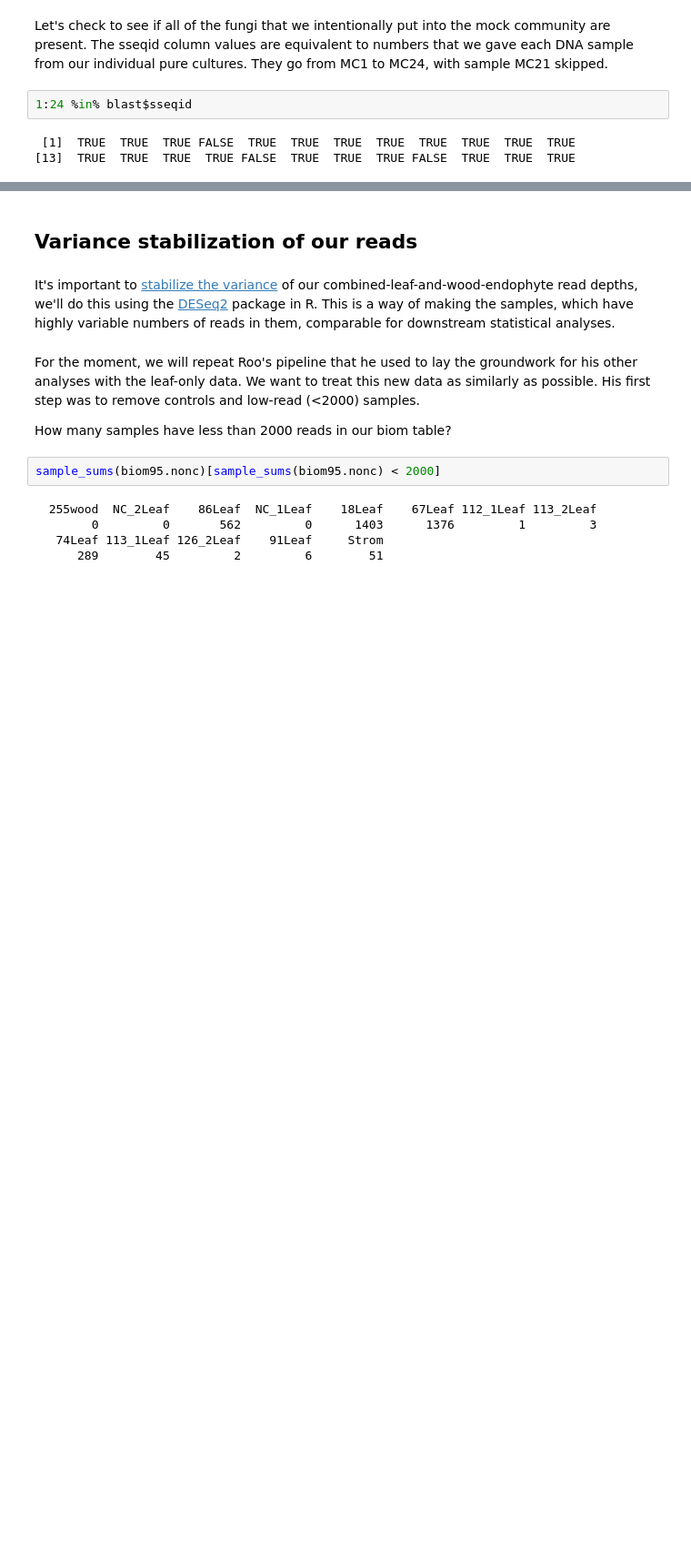
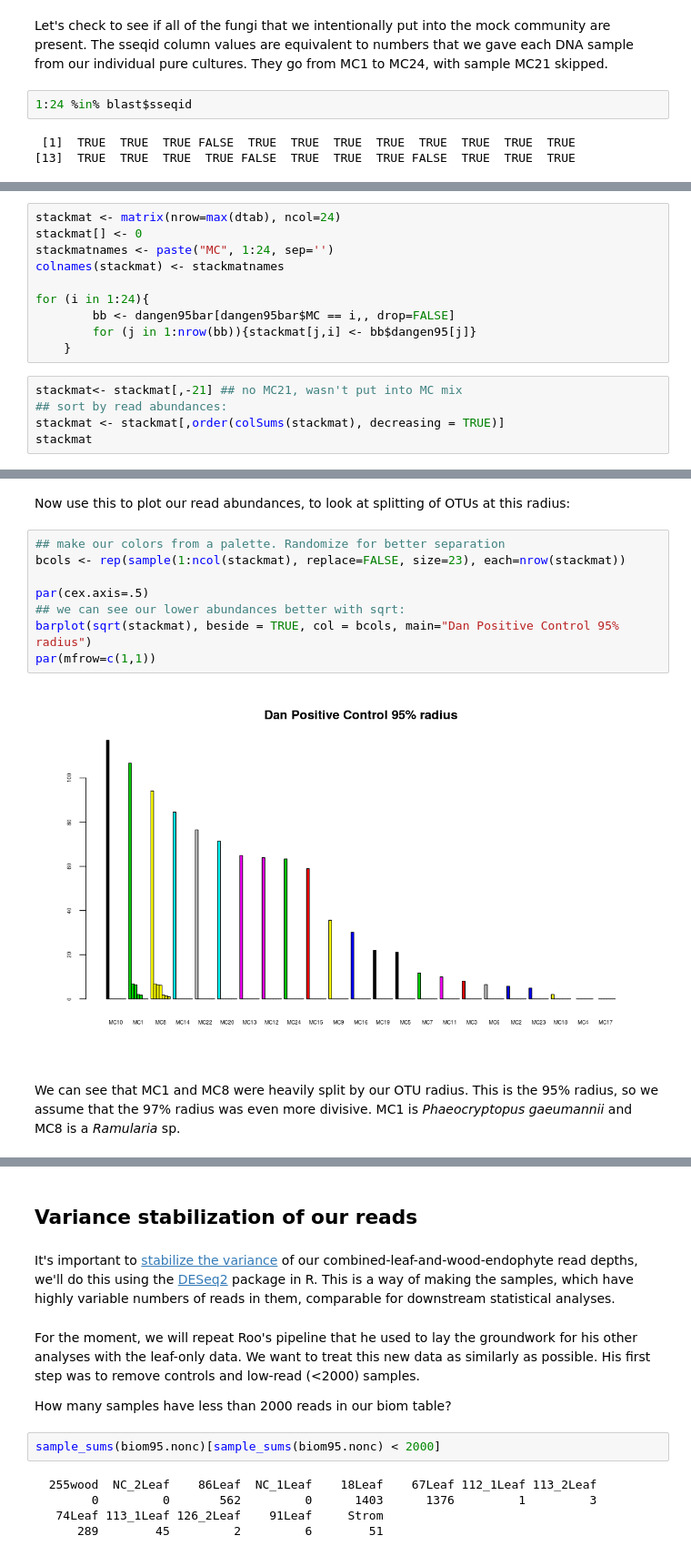
Before and after one commit to danchurch/taiwan_combined_stats, a Jupyter notebook: XylariaLeafWoodStats.ipynb, the cells around one changed output, grey strips where cells are left out. Shown at 91% size. Cells and saved outputs as stored; diff of their text form; blank space fills up the shorter version.

```diff
--- a/XylariaLeafWoodStats.ipynb
+++ b/XylariaLeafWoodStats.ipynb
@@ -416,0 +497,15 @@ Looks like we're missing two. MC4 and MC17. These were a *Diaporthe* species and
+# %%
+stackmat <- matrix(nrow=max(dtab), ncol=24)
+stackmat[] <- 0
+stackmatnames <- paste("MC", 1:24, sep='')
+colnames(stackmat) <- stackmatnames
+
+for (i in 1:24){
+        bb <- dangen95bar[dangen95bar$MC == i,, drop=FALSE]
+        for (j in 1:nrow(bb)){stackmat[j,i] <- bb$dangen95[j]}
+    }
+# %%
+stackmat<- stackmat[,-21] ## no MC21, wasn't put into MC mix
+## sort by read abundances:
+stackmat <- stackmat[,order(colSums(stackmat), decreasing = TRUE)]
+stackmat
@@ -417,3 +521,17 @@ Looks like we're missing two. MC4 and MC17. These were a *Diaporthe* species and
+# %% [markdown]
+Now use this to plot our read abundances, to look at splitting of OTUs at this radius:
+# %%
+## make our colors from a palette. Randomize for better separation
+bcols <- rep(sample(1:ncol(stackmat), replace=FALSE, size=23), each=nrow(stackmat))
+
+par(cex.axis=.5)
+## we can see our lower abundances better with sqrt:
+barplot(sqrt(stackmat), beside = TRUE, col = bcols, main="Dan Positive Control 95% radius")
+par(mfrow=c(1,1))
+# %% [output]
+[figure, added]
+# %% [markdown]
+We can see that MC1 and MC8 were heavily split by our OTU radius. This is the 95% radius, so we assume that the 97% radius was even more divisive. MC1 is *Phaeocryptopus gaeumannii* and MC8 is a *Ramularia* sp.
 # %% [markdown]
 <a id='deseq'></a>
 # %% [markdown]
```
Also changed, not shown: parts of 24 cells of this notebook.
